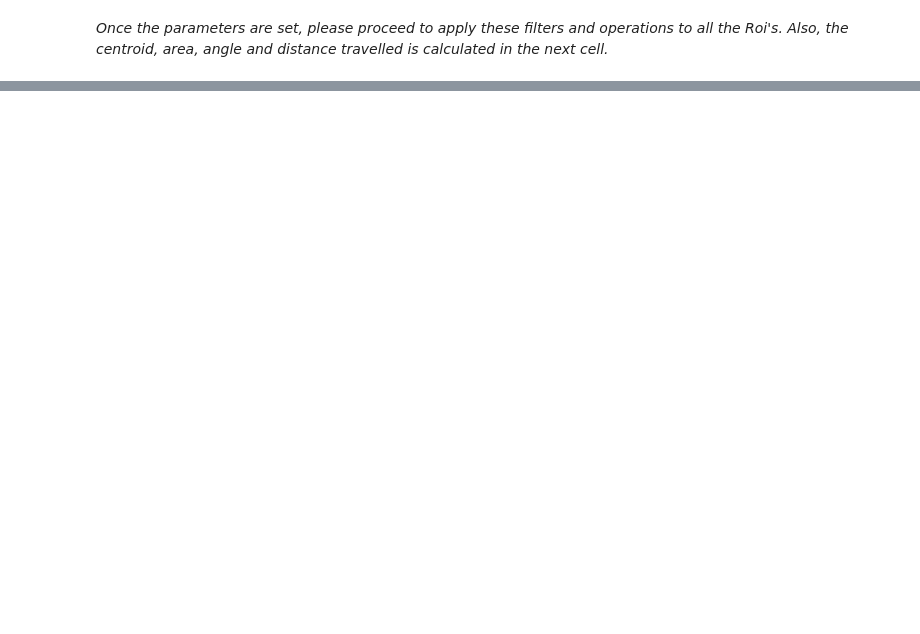
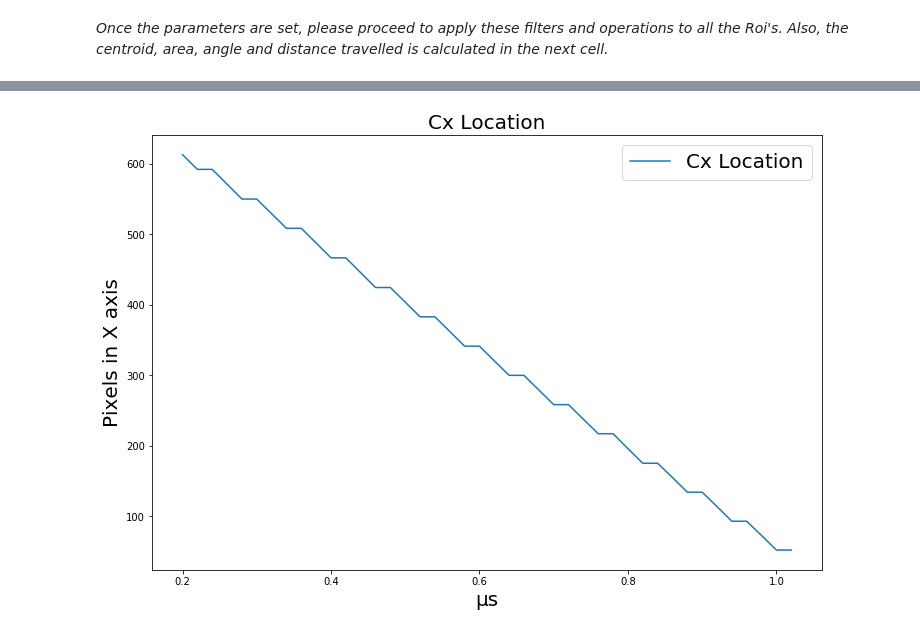
Before and after one commit to reyesyan/Ballistic_Experiment_Analysis, a Jupyter notebook: Project.ipynb, the cells around one changed output, grey strips where cells are left out. Saved outputs shown, nothing was run; the diff lists cells and outputs as text; code cells hidden in the pictures; blank space fills up the shorter version.

```diff
--- a/Project.ipynb
+++ b/Project.ipynb
@@ -141,7 +144,7 @@ print(x1,y1,x2,y2)
 *The next cell look for the bullet through all the frames (aprox 20 s per frame).
 It is advisable to look into the frames previously extracted (Project_Bullet/1_frames_output) and take note of the frame before impact to save time in the next cells. You can indicate the max_frame for the algorithm to look into by input the value in the next cell, in this way the algorithm will stop there and will not waste time in other frames. By default the value of max_frame is 1000 (never reachable) , and need to be keep it like that if you want the algorithm to look into all the frames.*
 # %%
-max_frame = 56
+max_frame = 1000
 # %%
 startTime = datetime.now()
 path = dirname_frameoutputs
@@ -708,0 +720,7 @@ bullet_length=.02863
+# %%
+i=0
+while i <= len(data_analysis):
+    data_analysis[i][0] = i/fps
+    i=i+1
+    if i == len(data_analysis):
+        break
@@ -708,0 +732,10 @@ bullet_length=.02863
+# %%
+fig = plt.figure(figsize=(12,8))
+sns.lineplot(data_analysis[:,0]*1000,data_analysis[:,6])
+plt.legend(['Cx Location'],fontsize = 20)
+plt.xlabel('μs',fontsize = 20)
+plt.ylabel('Pixels in X axis',fontsize = 20)
+plt.title('Cx Location',fontsize = 20)
+plt.savefig(os.path.join(dirname_project,'Cx_Location.png'))
+# %% [output]
+[figure, added]
```
Also changed, not shown: parts of 68 cells of this notebook.
